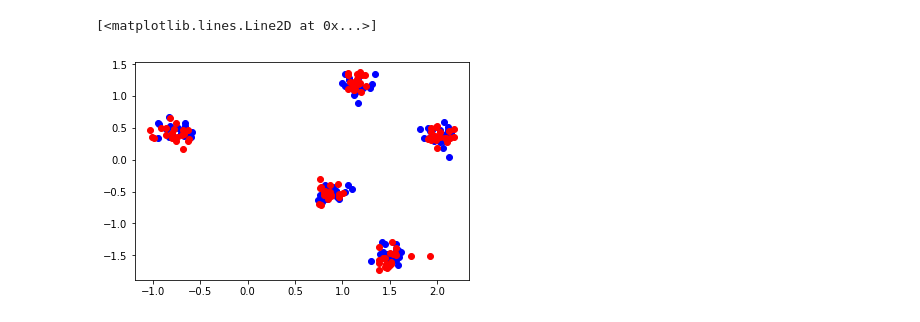
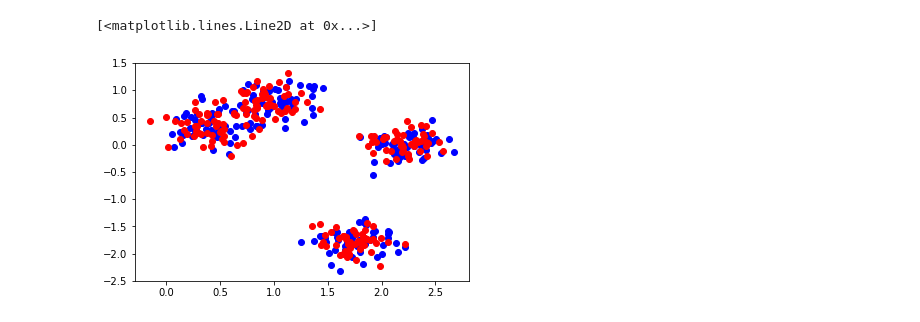
Before and after one commit to brandontrabucco/batch_attention_test, a Jupyter notebook: batch_attention_test.ipynb, the cells around one changed output. Saved outputs shown, nothing was run; the diff lists cells and outputs as text; code cells hidden in the pictures.

```diff
--- a/batch_attention_test.ipynb
+++ b/batch_attention_test.ipynb
@@ -3,45 +3,53 @@ import numpy as np
 import tensorflow as tf
 import matplotlib.pyplot as plt
 # %%
-num_dims  =  7
-num_centroids = 5
-num_samples = 100
+def set_seed():
+    tf.set_random_seed(0)
+    np.random.seed(0)
 
-global_learning_rate = 0.001
-num_iterations = 10000
+set_seed()
+
+num_dims  =  2
+num_centroids = 4
+num_samples = 200
+
+global_learning_rate = 0.1
+global_decay_rate = 0.5
+global_decay_steps = 100
+num_iterations = 1000
 num_logs = 1
-num_repeats = 5
+num_repeats = 10
 debug = False
 
 assert num_samples % num_centroids == 0
 
 data_points = []
 test_points = []
 
 for i in range(num_dims):
     centroids = np.random.normal(0, 1, [num_centroids, 1])
 
     samples = centroids + np.random.normal(
-        0, 0.1, [num_centroids, num_samples // num_centroids])
+        0, 0.2, [num_centroids, num_samples // num_centroids])
     tests = centroids + np.random.normal(
-        0, 0.1, [num_centroids, num_samples // num_centroids])
+        0, 0.2, [num_centroids, num_samples // num_centroids])
 
     data_points.append(samples.flatten())
     test_points.append(tests.flatten())
 
 data_points = np.stack(data_points).T
 test_points = np.stack(test_points).T
 
 data_labels = np.reshape(
     np.tile(
         np.eye(num_centroids)[:, np.newaxis, :],
         [1, num_samples // num_centroids, 1]),
     [num_samples, num_centroids])
 test_labels = data_labels
 
 plt.plot(data_points[:, 0], data_points[:, 1], "bo")
 plt.plot(test_points[:, 0], test_points[:, 1], "ro")
 # %% [output]
 [<matplotlib.lines.Line2D at 0x...>]
-[figure, old version]
+[figure, new version]
 # %%
```
Also changed, not shown: parts of 7 cells of this notebook.
